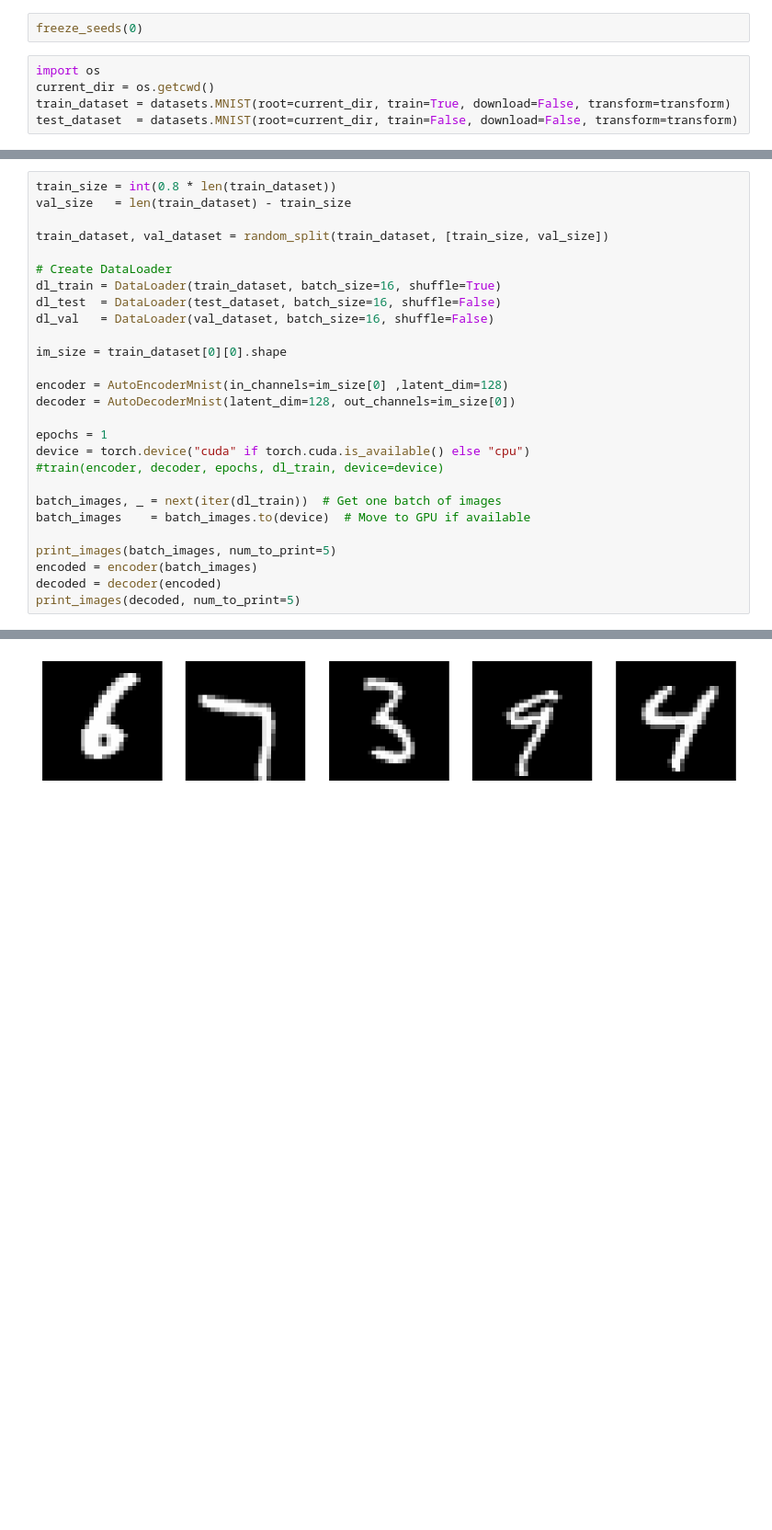
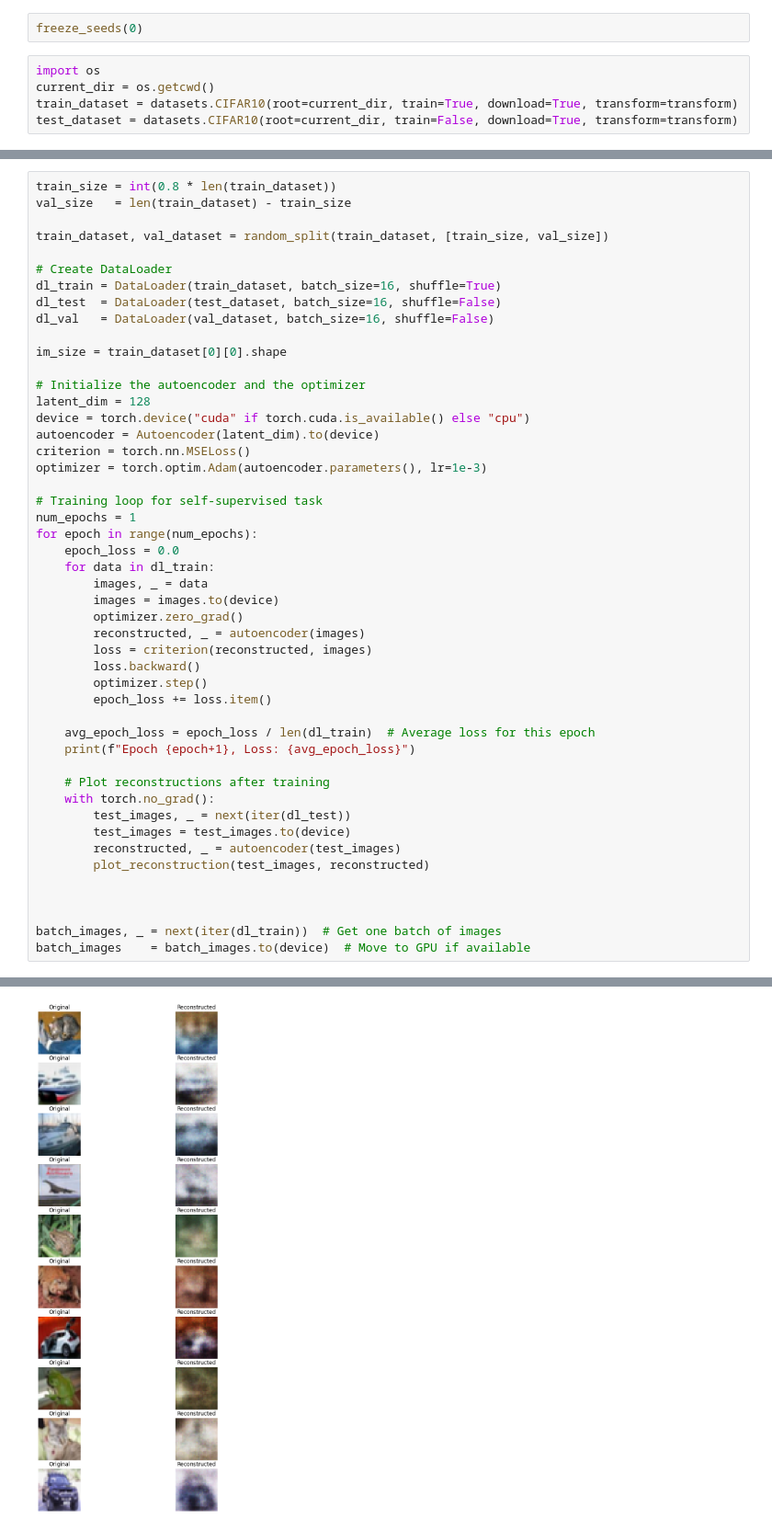
Before and after one commit to Dorknafo7/deep_learning_project, a Jupyter notebook: code/DecoderEncoderCIFAR.ipynb, the cells around one changed output, grey strips where cells are left out. Shown at 92% size. Saved outputs shown, nothing was run; the diff lists cells and outputs as text; blank space fills up the shorter version.

Commit message:
added AutoEncoderCIFAR

```diff
--- a/code/DecoderEncoderCIFAR.ipynb
+++ b/code/DecoderEncoderCIFAR.ipynb
@@ -24,5 +43,5 @@ freeze_seeds(0)
 # %%
 import os
 current_dir = os.getcwd()
-train_dataset = datasets.MNIST(root=current_dir, train=True, download=False, transform=transform)
-test_dataset  = datasets.MNIST(root=current_dir, train=False, download=False, transform=transform)
+train_dataset = datasets.CIFAR10(root=current_dir, train=True, download=True, transform=transform)
+test_dataset = datasets.CIFAR10(root=current_dir, train=False, download=True, transform=transform)
@@ -54,18 +89,39 @@ dl_val   = DataLoader(val_dataset, batch_size=16, shuffle=False)
 
 im_size = train_dataset[0][0].shape
 
-encoder = AutoEncoderMnist(in_channels=im_size[0] ,latent_dim=128)
-decoder = AutoDecoderMnist(latent_dim=128, out_channels=im_size[0])
+# Initialize the autoencoder and the optimizer
+latent_dim = 128
+device = torch.device("cuda" if torch.cuda.is_available() else "cpu")
+autoencoder = Autoencoder(latent_dim).to(device)
+criterion = torch.nn.MSELoss()
+optimizer = torch.optim.Adam(autoencoder.parameters(), lr=1e-3)
 
-epochs = 1
-device = torch.device("cuda" if torch.cuda.is_available() else "cpu")
-#train(encoder, decoder, epochs, dl_train, device=device)
+# Training loop for self-supervised task
+num_epochs = 1
+for epoch in range(num_epochs):
+    epoch_loss = 0.0
+    for data in dl_train:
+        images, _ = data
+        images = images.to(device)
+        optimizer.zero_grad()
+        reconstructed, _ = autoencoder(images)
+        loss = criterion(reconstructed, images)
+        loss.backward()
+        optimizer.step()
+        epoch_loss += loss.item()
+
+    avg_epoch_loss = epoch_loss / len(dl_train)  # Average loss for this epoch
+    print(f"Epoch {epoch+1}, Loss: {avg_epoch_loss}")
+
+    # Plot reconstructions after training
+    with torch.no_grad():
+        test_images, _ = next(iter(dl_test))
+        test_images = test_images.to(device)
+        reconstructed, _ = autoencoder(test_images)
+        plot_reconstruction(test_images, reconstructed)
+
+
 
 batch_images, _ = next(iter(dl_train))  # Get one batch of images
 batch_images    = batch_images.to(device)  # Move to GPU if available
-
-print_images(batch_images, num_to_print=5)
-encoded = encoder(batch_images)
-decoded = decoder(encoded)
-print_images(decoded, num_to_print=5)
 # %% [output]
@@ -89 +129 @@ Epoch [1/1], Loss: 0.0042
-[figure, old version]
+[figure, new version]
```
Also changed, not shown: parts of 11 cells of this notebook, 3 other files.
